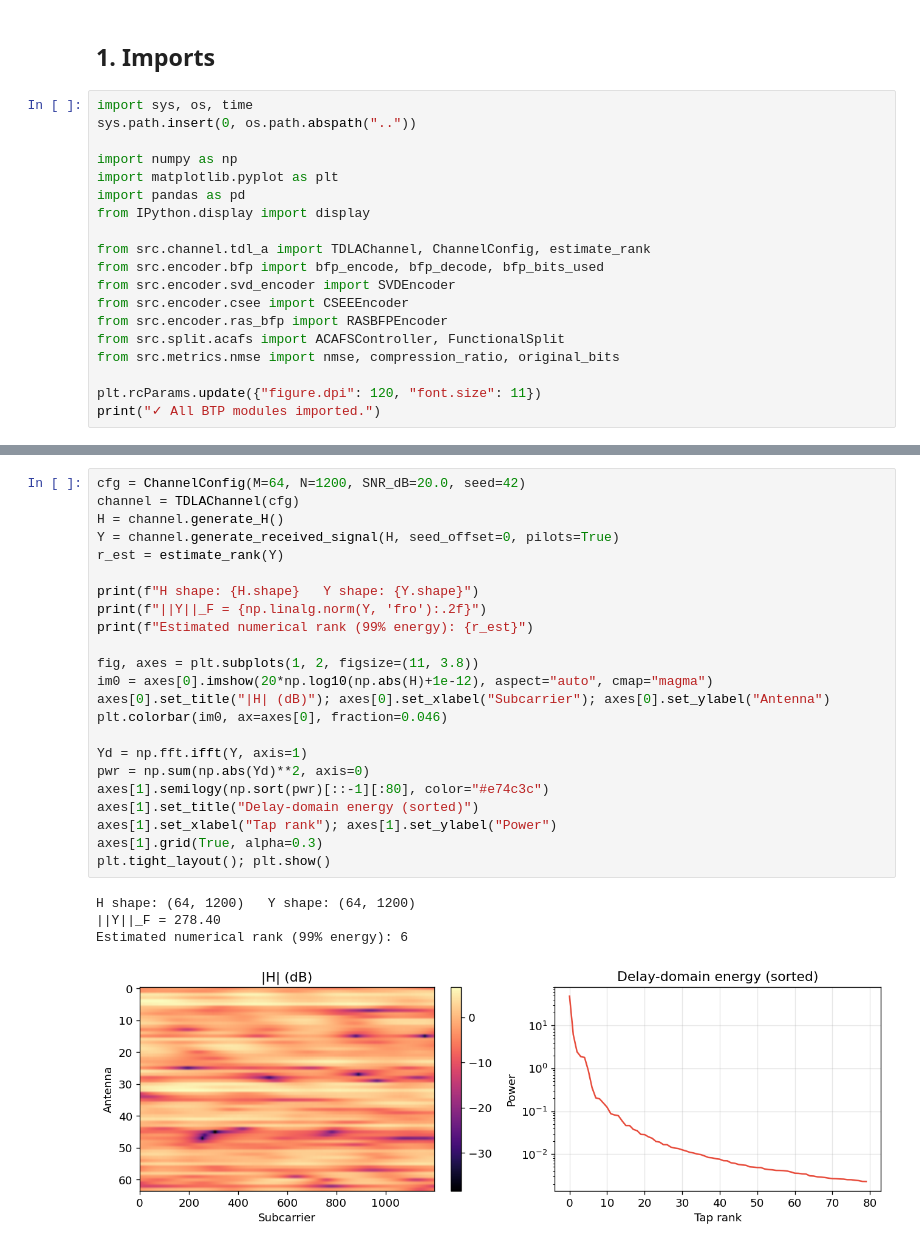
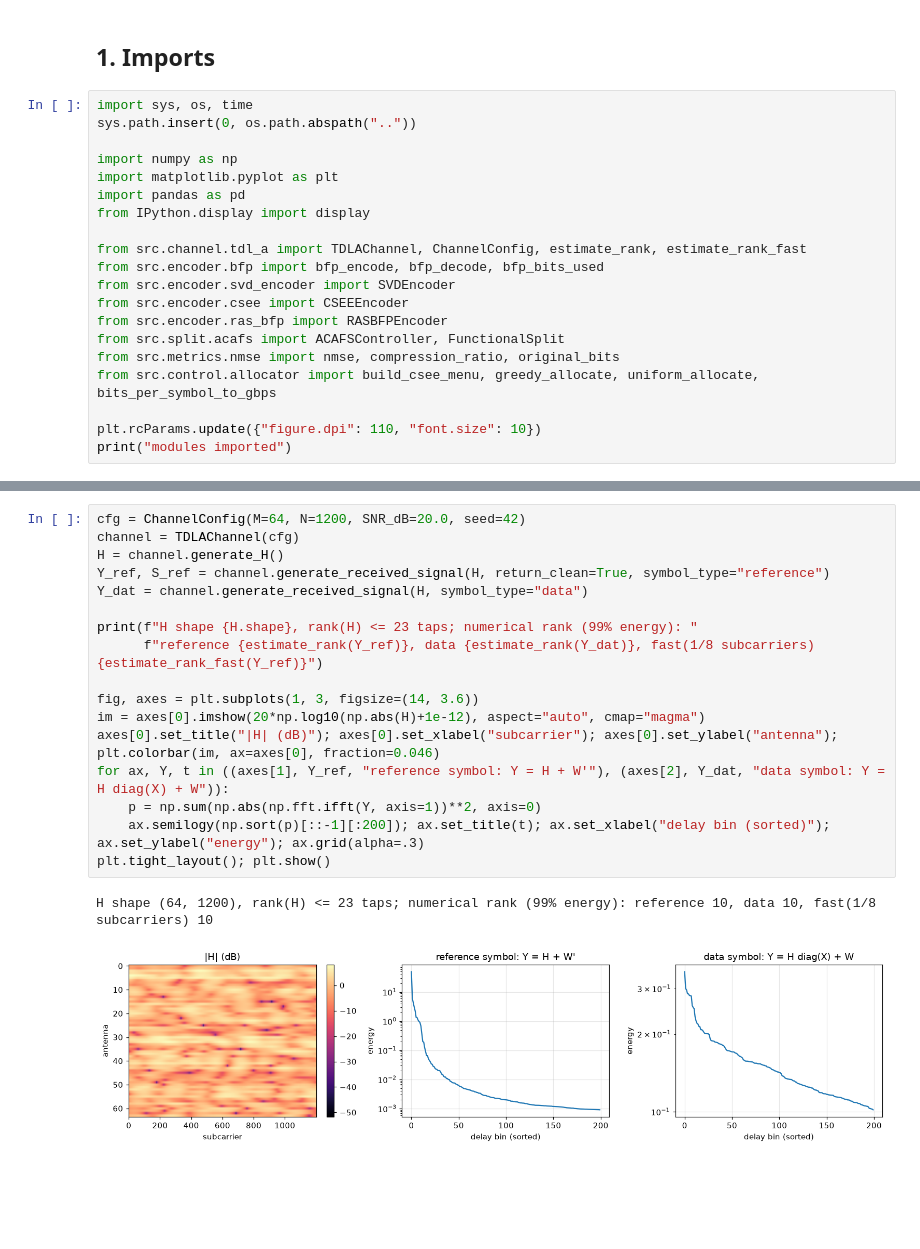
Before and after one commit to Harshvardhan-To1/BTP, a Jupyter notebook: notebooks/mid_evaluation_demo.ipynb, the cells around one changed output, grey strips where cells are left out. Drawn from its saved outputs; the diff is of its cells as text; blank space fills up the shorter version.

```diff
--- a/notebooks/mid_evaluation_demo.ipynb
+++ b/notebooks/mid_evaluation_demo.ipynb
@@ -20,14 +22,15 @@ import matplotlib.pyplot as plt
 import pandas as pd
 from IPython.display import display
 
-from src.channel.tdl_a import TDLAChannel, ChannelConfig, estimate_rank
+from src.channel.tdl_a import TDLAChannel, ChannelConfig, estimate_rank, estimate_rank_fast
 from src.encoder.bfp import bfp_encode, bfp_decode, bfp_bits_used
 from src.encoder.svd_encoder import SVDEncoder
 from src.encoder.csee import CSEEEncoder
 from src.encoder.ras_bfp import RASBFPEncoder
 from src.split.acafs import ACAFSController, FunctionalSplit
 from src.metrics.nmse import nmse, compression_ratio, original_bits
+from src.control.allocator import build_csee_menu, greedy_allocate, uniform_allocate, bits_per_symbol_to_gbps
 
-plt.rcParams.update({"figure.dpi": 120, "font.size": 11})
-print("✓ All BTP modules imported.")
+plt.rcParams.update({"figure.dpi": 110, "font.size": 10})
+print("modules imported")
 # %% [output]
@@ -37,28 +44,20 @@ print("✓ All BTP modules imported.")
 # %%
 cfg = ChannelConfig(M=64, N=1200, SNR_dB=20.0, seed=42)
 channel = TDLAChannel(cfg)
 H = channel.generate_H()
-Y = channel.generate_received_signal(H, seed_offset=0, pilots=True)
-r_est = estimate_rank(Y)
+Y_ref, S_ref = channel.generate_received_signal(H, return_clean=True, symbol_type="reference")
+Y_dat = channel.generate_received_signal(H, symbol_type="data")
 
-print(f"H shape: {H.shape}   Y shape: {Y.shape}")
-print(f"||Y||_F = {np.linalg.norm(Y, 'fro'):.2f}")
-print(f"Estimated numerical rank (99% energy): {r_est}")
+print(f"H shape {H.shape}, rank(H) <= 23 taps; numerical rank (99% energy): "
+      f"reference {estimate_rank(Y_ref)}, data {estimate_rank(Y_dat)}, fast(1/8 subcarriers) {estimate_rank_fast(Y_ref)}")
 
-fig, axes = plt.subplots(1, 2, figsize=(11, 3.8))
-im0 = axes[0].imshow(20*np.log10(np.abs(H)+1e-12), aspect="auto", cmap="magma")
-axes[0].set_title("|H| (dB)"); axes[0].set_xlabel("Subcarrier"); axes[0].set_ylabel("Antenna")
-plt.colorbar(im0, ax=axes[0], fraction=0.046)
-
-Yd = np.fft.ifft(Y, axis=1)
-pwr = np.sum(np.abs(Yd)**2, axis=0)
-axes[1].semilogy(np.sort(pwr)[::-1][:80], color="#e74c3c")
-axes[1].set_title("Delay-domain energy (sorted)")
-axes[1].set_xlabel("Tap rank"); axes[1].set_ylabel("Power")
-axes[1].grid(True, alpha=0.3)
+fig, axes = plt.subplots(1, 3, figsize=(14, 3.6))
+im = axes[0].imshow(20*np.log10(np.abs(H)+1e-12), aspect="auto", cmap="magma")
+axes[0].set_title("|H| (dB)"); axes[0].set_xlabel("subcarrier"); axes[0].set_ylabel("antenna"); plt.colorbar(im, ax=axes[0], fraction=0.046)
+for ax, Y, t in ((axes[1], Y_ref, "reference symbol: Y = H + W'"), (axes[2], Y_dat, "data symbol: Y = H diag(X) + W")):
+    p = np.sum(np.abs(np.fft.ifft(Y, axis=1))**2, axis=0)
+    ax.semilogy(np.sort(p)[::-1][:200]); ax.set_title(t); ax.set_xlabel("delay bin (sorted)"); ax.set_ylabel("energy"); ax.grid(alpha=.3)
 plt.tight_layout(); plt.show()
 # %% [output]
-H shape: (64, 1200)   Y shape: (64, 1200)
-||Y||_F = 278.40
-Estimated numerical rank (99% energy): 6
+H shape (64, 1200), rank(H) <= 23 taps; numerical rank (99% energy): reference 10, data 10, fast(1/8 subcarriers) 10
-[figure, old version]
+[figure, new version]
```
Also changed, not shown: parts of 16 cells of this notebook, 5 other files.
